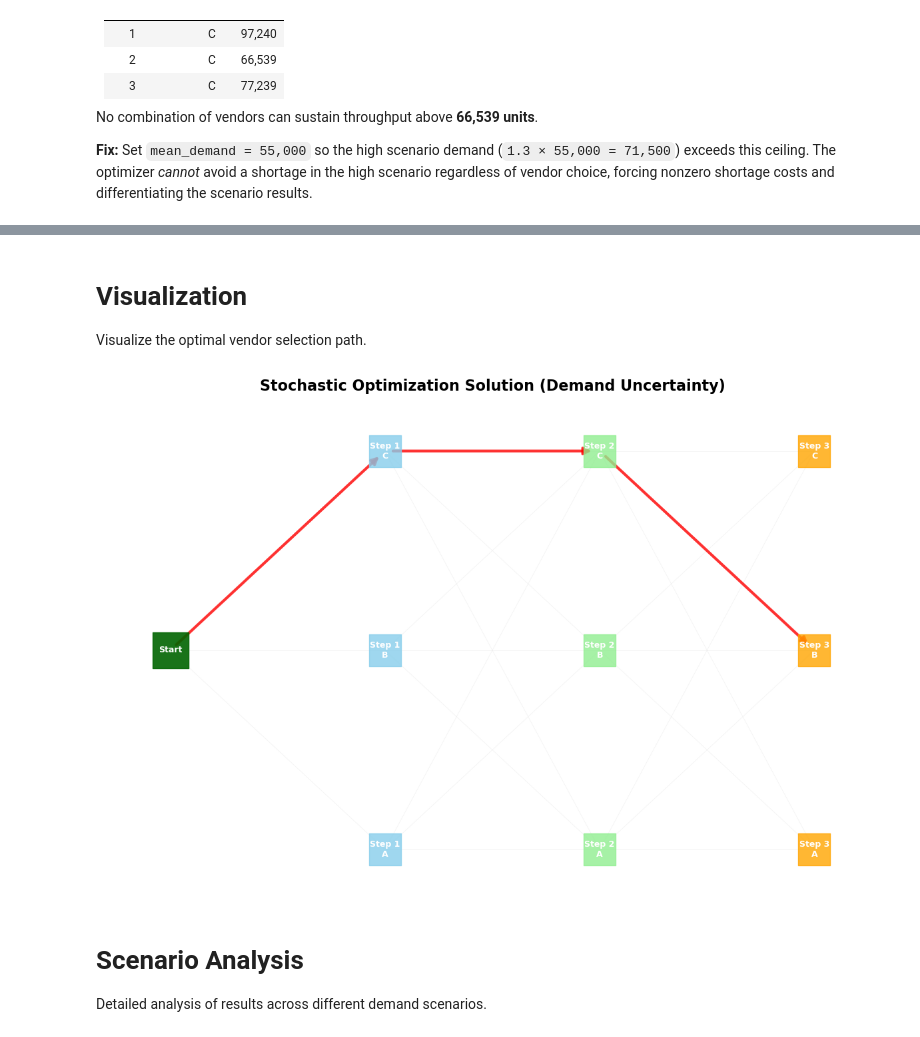
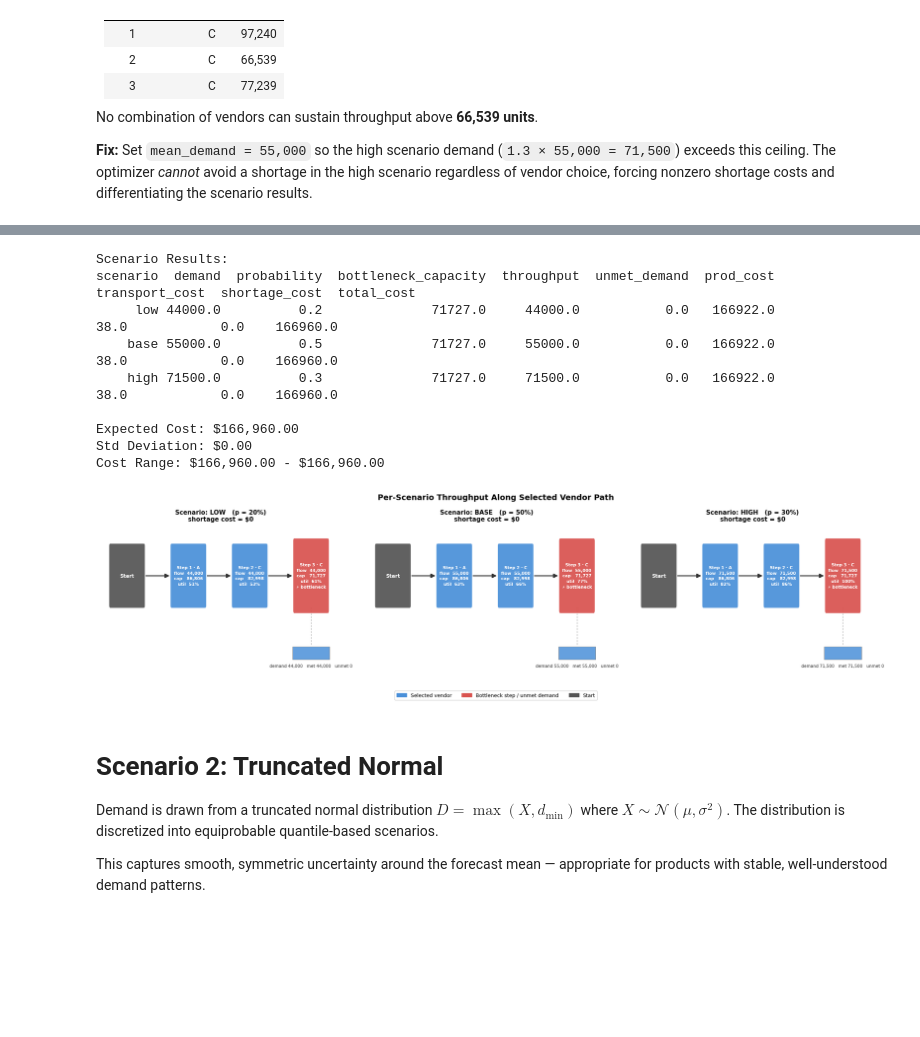
Before and after one commit to SECQUOIA/Pharma-optimization-flowsheet, a Jupyter notebook: Enhanced_model/Stochastic_Optimization.ipynb, the cells around one changed output, grey strips where cells are left out. Drawn from its saved outputs; the diff is of its cells as text; code cells hidden in the pictures; blank space fills up the shorter version.

Commit message:
adding comparison of demand distributions

```diff
--- a/Enhanced_model/Stochastic_Optimization.ipynb
+++ b/Enhanced_model/Stochastic_Optimization.ipynb
@@ -268,0 +272,12 @@ Run the two-stage stochastic optimization with demand uncertainty.
+# %%
+# Solve stochastic optimization with discrete scenarios
+discrete_optimizer = StochasticProductionOptimizer(
+    prod_cost_csv="manufacturingData2.csv",
+    transport_cost_csv="transportData2.csv",
+    scenarios=discrete_scenarios,
+    shortage_penalty=1000.0
+)
+
+result = discrete_optimizer.solve(solver_name='glpk')
+print(f"Solver status: {result.solver.termination_condition}\n")
+discrete_optimizer.summary()
@@ -302,18 +311,31 @@ Maximum Cost:      $1,550,328.00
-# %% [markdown]
-# Visualization
-
-Visualize the optimal vendor selection path.
+# %%
+# Detailed scenario results and cost statistics
+discrete_df = discrete_optimizer.get_scenario_results()
+discrete_stats = discrete_optimizer.get_cost_statistics()
+
+print("Scenario Results:")
+print(discrete_df.to_string(index=False))
+print(f"\nExpected Cost: ${discrete_stats['expected_cost']:,.2f}")
+print(f"Std Deviation: ${discrete_stats['std_dev']:,.2f}")
+print(f"Cost Range: ${discrete_stats['min_cost']:,.2f} - ${discrete_stats['max_cost']:,.2f}")
+# %% [output]
+Scenario Results:
+scenario  demand  probability  bottleneck_capacity  throughput  unmet_demand  prod_cost  transport_cost  shortage_cost  total_cost
+     low 44000.0          0.2              71727.0     44000.0           0.0   166922.0            38.0            0.0    166960.0
+    base 55000.0          0.5              71727.0     55000.0           0.0   166922.0            38.0            0.0    166960.0
+    high 71500.0          0.3              71727.0     71500.0           0.0   166922.0            38.0            0.0    166960.0
+
+Expected Cost: $166,960.00
+Std Deviation: $0.00
+Cost Range: $166,960.00 - $166,960.00
 # %%
-# Visualize the stochastic solution
-G, pos, chosen_path = visualize_solution_from_optimizer(
-    stochastic_optimizer,
-    title="Stochastic Optimization Solution (Demand Uncertainty)"
-)
-plt.show()
+visualize_scenarios(discrete_optimizer)
 # %% [output]
-[figure, old version]
+[figure, new version]
 # %% [markdown]
-# Scenario Analysis
+# Scenario 2: Truncated Normal
 
-Detailed analysis of results across different demand scenarios.
+Demand is drawn from a truncated normal distribution $D = \max(X, d_{\min})$ where $X \sim \mathcal{N}(\mu, \sigma^2)$. The distribution is discretized into equiprobable quantile-based scenarios.
+
+This captures smooth, symmetric uncertainty around the forecast mean — appropriate for products with stable, well-understood demand patterns.
 # %%
```
Also changed, not shown: parts of 23 cells of this notebook.
